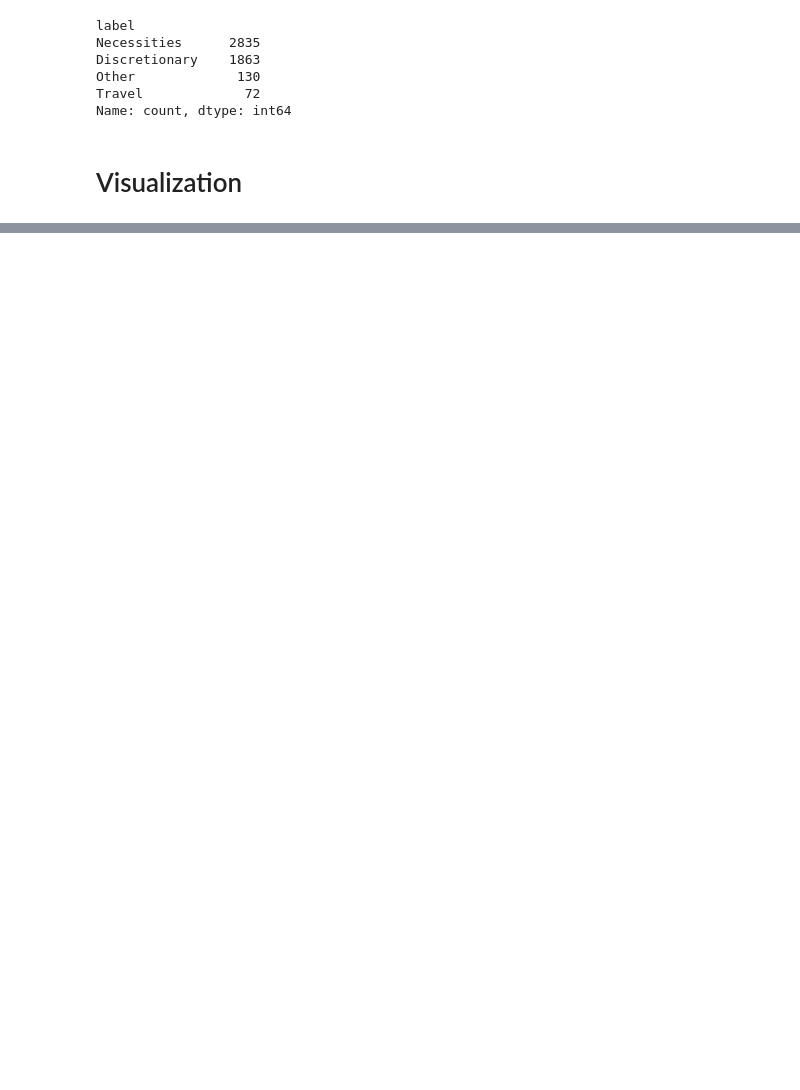
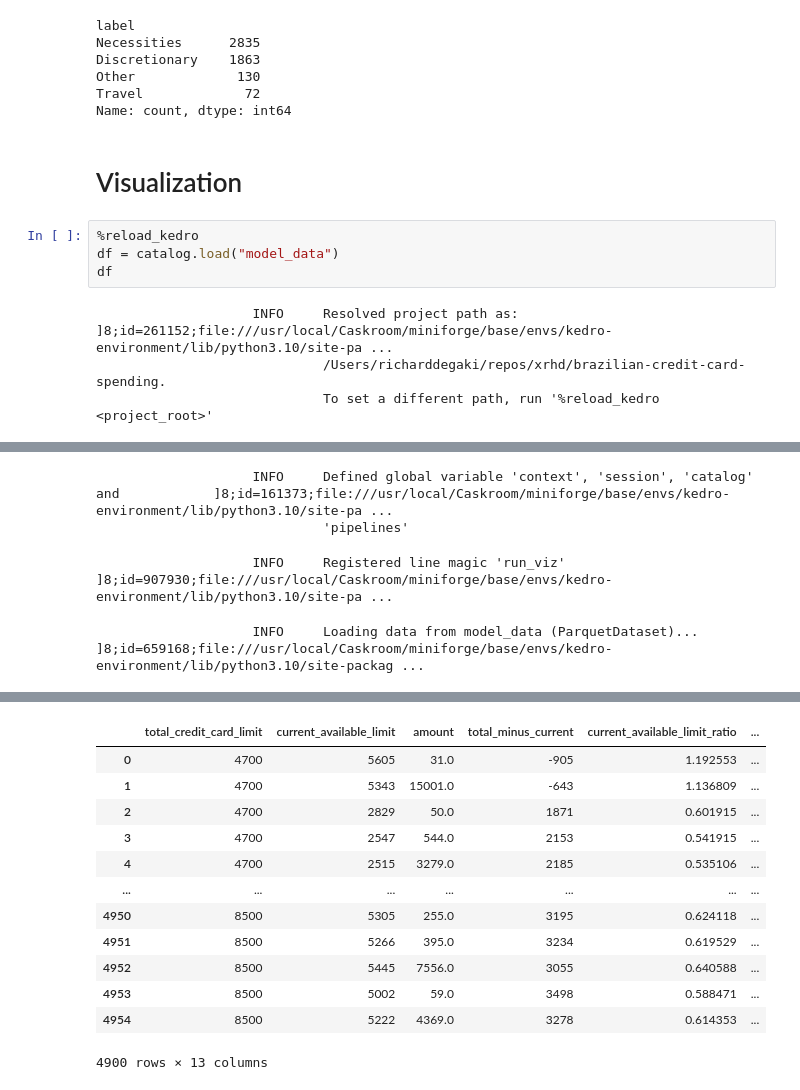
Before and after one commit to xrhd/brazilian-credit-card-spending, a Jupyter notebook: notebooks/02_Modeling.ipynb, the cells around one changed output, grey strips where cells are left out. Cells and saved outputs as stored; diff of their text form; blank space fills up the shorter version.

```diff
--- a/notebooks/02_Modeling.ipynb
+++ b/notebooks/02_Modeling.ipynb
@@ -238,3 +249,11 @@ Travel             72
 Name: count, dtype: int64
 # %% [markdown]
 # Visualization
+# %%
+%reload_kedro
+df = catalog.load("model_data")
+df
+# %% [output]
+                    INFO     Resolved project path as:                                              ]8;id=261152;file:///usr/local/Caskroom/miniforge/base/envs/kedro-environment/lib/python3.10/site-pa ...
+                             /Users/richarddegaki/repos/xrhd/brazilian-credit-card-spending.
+                             To set a different path, run '%reload_kedro <project_root>'
@@ -240,0 +261,4 @@ Name: count, dtype: int64
+                    INFO     Defined global variable 'context', 'session', 'catalog' and            ]8;id=161373;file:///usr/local/Caskroom/miniforge/base/envs/kedro-environment/lib/python3.10/site-pa ...
+                             'pipelines'
+                    INFO     Registered line magic 'run_viz'                                        ]8;id=907930;file:///usr/local/Caskroom/miniforge/base/envs/kedro-environment/lib/python3.10/site-pa ...
+                    INFO     Loading data from model_data (ParquetDataset)...                   ]8;id=659168;file:///usr/local/Caskroom/miniforge/base/envs/kedro-environment/lib/python3.10/site-packag ...
@@ -240,0 +266,13 @@ Name: count, dtype: int64
+|  | total_credit_card_limit | current_available_limit | amount | total_minus_current | current_available_limit_ratio | ... |
+| 0 | 4700 | 5605 | 31.0 | -905 | 1.192553 | ... |
+| 1 | 4700 | 5343 | 15001.0 | -643 | 1.136809 | ... |
+| 2 | 4700 | 2829 | 50.0 | 1871 | 0.601915 | ... |
+| 3 | 4700 | 2547 | 544.0 | 2153 | 0.541915 | ... |
+| 4 | 4700 | 2515 | 3279.0 | 2185 | 0.535106 | ... |
+| ... | ... | ... | ... | ... | ... | ... |
+| 4950 | 8500 | 5305 | 255.0 | 3195 | 0.624118 | ... |
+| 4951 | 8500 | 5266 | 395.0 | 3234 | 0.619529 | ... |
+| 4952 | 8500 | 5445 | 7556.0 | 3055 | 0.640588 | ... |
+| 4953 | 8500 | 5002 | 59.0 | 3498 | 0.588471 | ... |
+| 4954 | 8500 | 5222 | 4369.0 | 3278 | 0.614353 | ... |
+4900 rows × 13 columns
```
Also changed, not shown: parts of 10 cells of this notebook, 9 other files.
